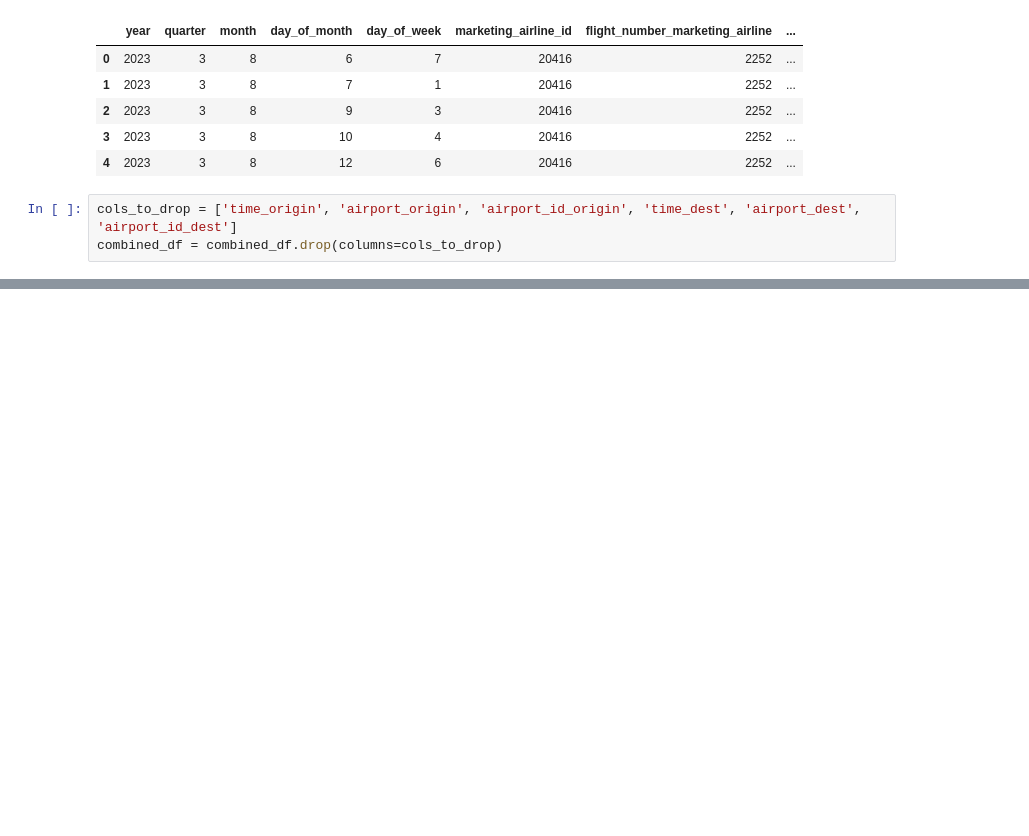
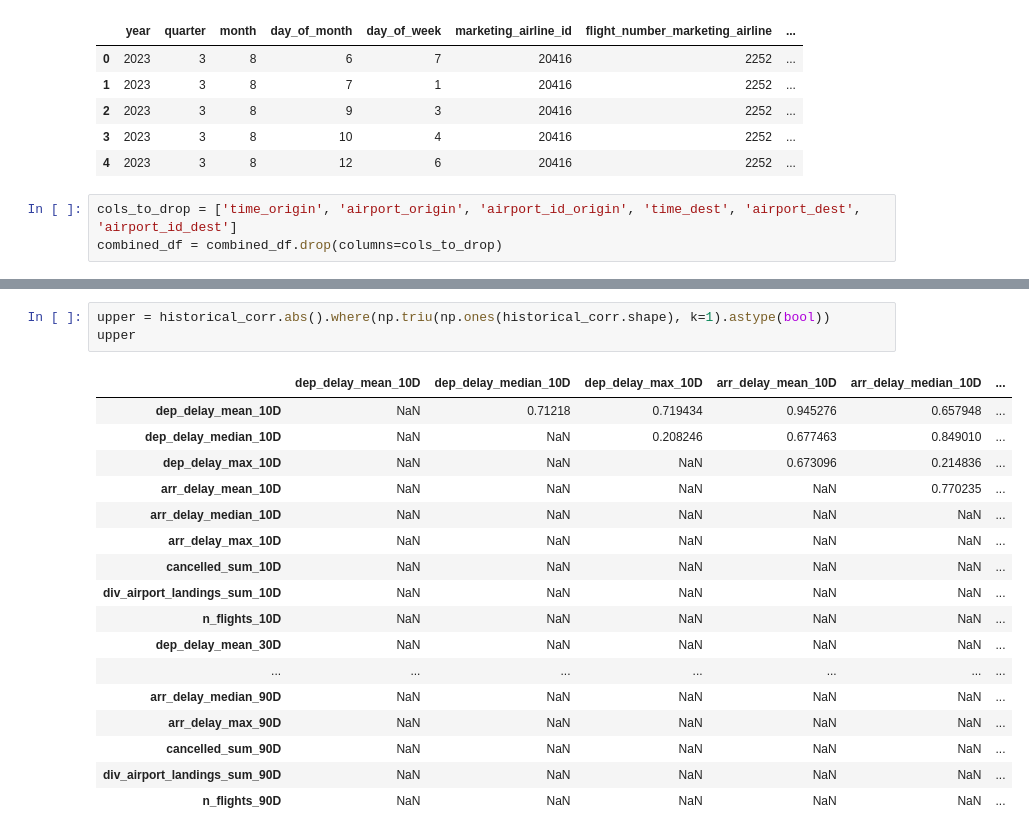
Before and after one commit to dezertdweller/flight-cancellations, a Jupyter notebook: notebooks/exploratory-data-analysis-top-20.ipynb, the cells around one changed output, grey strips where cells are left out. Cells and saved outputs as stored; diff of their text form; blank space fills up the shorter version.

```diff
--- a/notebooks/exploratory-data-analysis-top-20.ipynb
+++ b/notebooks/exploratory-data-analysis-top-20.ipynb
@@ -271,0 +332,21 @@ combined_df.to_csv(DATA_PATH + '/preprocessed/airline_performance.csv', index=Fa
+# %%
+upper = historical_corr.abs().where(np.triu(np.ones(historical_corr.shape), k=1).astype(bool))
+upper
+# %% [output]
+|  | dep_delay_mean_10D | dep_delay_median_10D | dep_delay_max_10D | arr_delay_mean_10D | arr_delay_median_10D | ... |
+| dep_delay_mean_10D | NaN | 0.71218 | 0.719434 | 0.945276 | 0.657948 | ... |
+| dep_delay_median_10D | NaN | NaN | 0.208246 | 0.677463 | 0.849010 | ... |
+| dep_delay_max_10D | NaN | NaN | NaN | 0.673096 | 0.214836 | ... |
+| arr_delay_mean_10D | NaN | NaN | NaN | NaN | 0.770235 | ... |
+| arr_delay_median_10D | NaN | NaN | NaN | NaN | NaN | ... |
+| arr_delay_max_10D | NaN | NaN | NaN | NaN | NaN | ... |
+| cancelled_sum_10D | NaN | NaN | NaN | NaN | NaN | ... |
+| div_airport_landings_sum_10D | NaN | NaN | NaN | NaN | NaN | ... |
+| n_flights_10D | NaN | NaN | NaN | NaN | NaN | ... |
+| dep_delay_mean_30D | NaN | NaN | NaN | NaN | NaN | ... |
+| ... | ... | ... | ... | ... | ... | ... |
+| arr_delay_median_90D | NaN | NaN | NaN | NaN | NaN | ... |
+| arr_delay_max_90D | NaN | NaN | NaN | NaN | NaN | ... |
+| cancelled_sum_90D | NaN | NaN | NaN | NaN | NaN | ... |
+| div_airport_landings_sum_90D | NaN | NaN | NaN | NaN | NaN | ... |
+| n_flights_90D | NaN | NaN | NaN | NaN | NaN | ... |
```
Also changed, not shown: parts of 11 cells of this notebook, 1 other file.
